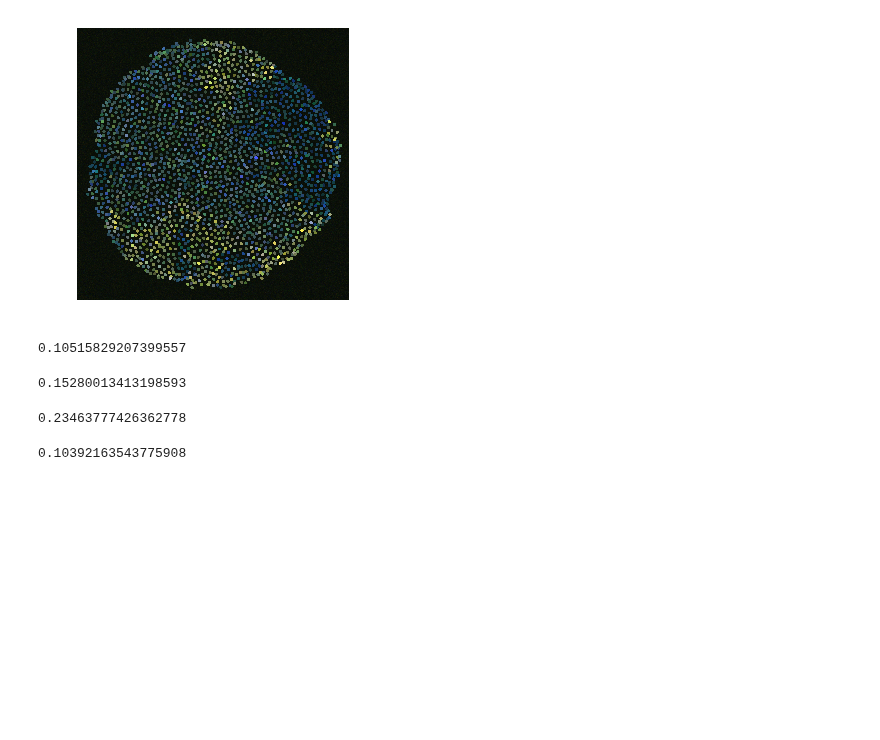
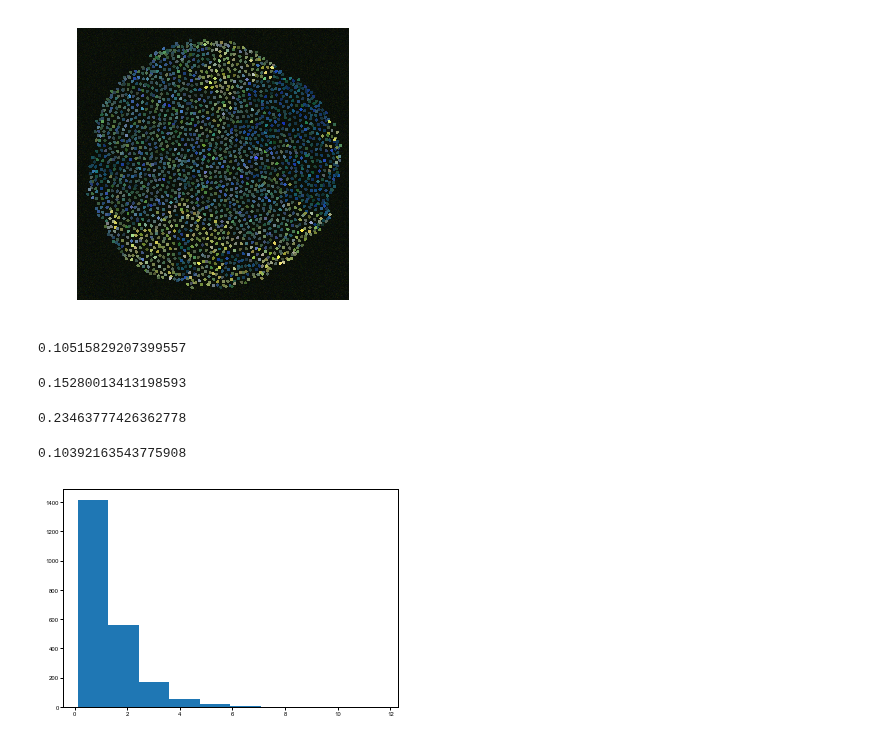
Before and after one commit to sbernasek/flyqma, a Jupyter notebook: notebooks/results/synthetic_images.ipynb, the cells around one changed output. Drawn from its saved outputs; the diff is of its cells as text; code cells hidden in the pictures; blank space fills up the shorter version.

```diff
--- a/notebooks/results/synthetic_images.ipynb
+++ b/notebooks/results/synthetic_images.ipynb
@@ -51,3 +51,9 @@ benchmark.MAE_spatial
 0.10392163543775908
 # %%
 from clones.validation import BatchBenchmark
+# %%
+graph = benchmark.build_graph(benchmark.data, weighted_by='clonal_marker')
+# %%
+_ = plt.hist(graph.data.clonal_marker.values)
+# %% [output]
+[figure, added]
```
Also changed, not shown: 2 other files.
